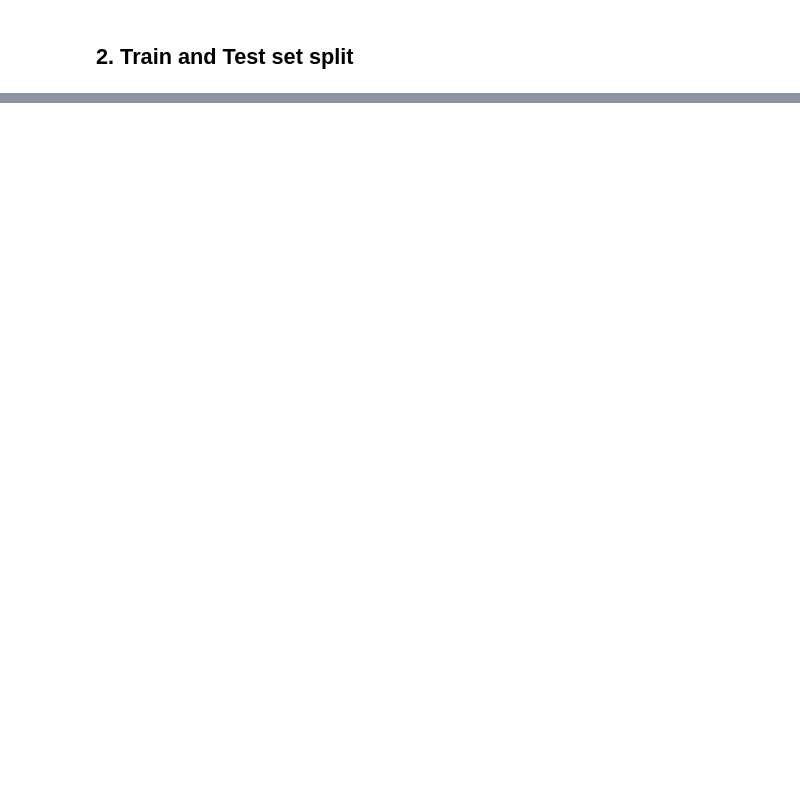
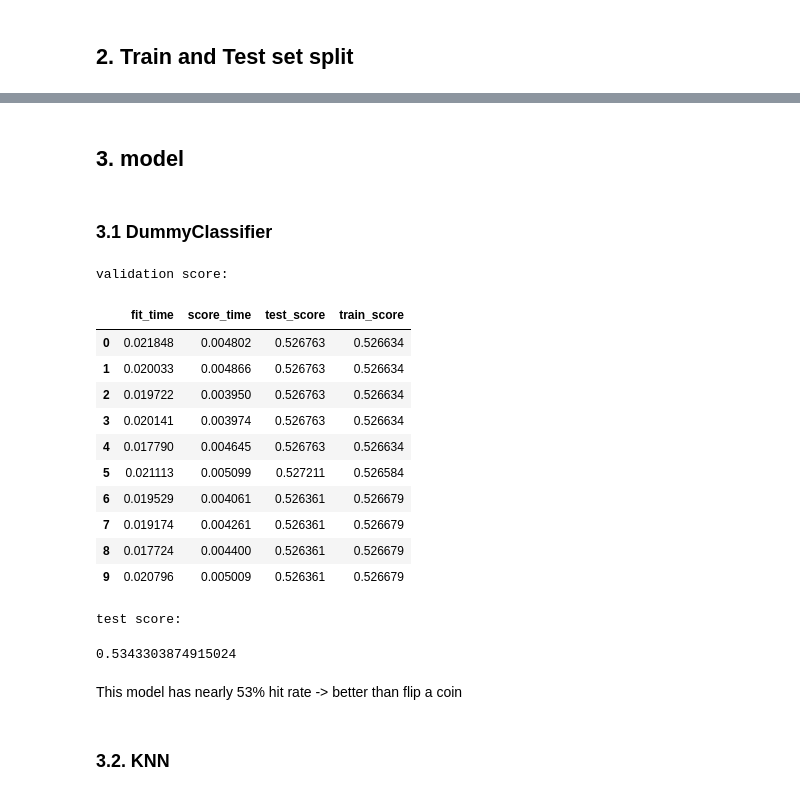
Before and after one commit to Aizenz/GroupProjectBAIT509, a Jupyter notebook: main_test.ipynb, the cells around one changed output, grey strips where cells are left out. Cells and saved outputs as stored; diff of their text form; code cells hidden in the pictures; blank space fills up the shorter version.

```diff
--- a/main_test.ipynb
+++ b/main_test.ipynb
@@ -312,0 +370,50 @@ to_be_scalar = ['da030','da031','da050_1']
+# %% [markdown]
+## 3. model
+# %% [markdown]
+### 3.1 DummyClassifier
+# %%
+from sklearn.dummy import DummyClassifier
+from sklearn.preprocessing import MinMaxScaler, StandardScaler
+from sklearn.pipeline import make_pipeline
+from sklearn.preprocessing import OneHotEncoder
+from sklearn.compose import ColumnTransformer
+
+numeric_transformer = make_pipeline(StandardScaler())
+categorical_transformer = make_pipeline(OneHotEncoder(handle_unknown="ignore"))
+
+col_transformer = ColumnTransformer(
+    transformers=[
+        ("numeric", numeric_transformer, to_be_scalar),
+        ("categorical", categorical_transformer, ['communityUID'])
+    ],
+    remainder='passthrough'
+)
+
+dmc_pipe = make_pipeline(
+    col_transformer,DummyClassifier(strategy='most_frequent')
+)
+dmc_cv = cross_validate(dmc_pipe, X_train, y_train,cv=10,return_train_score=True)
+print("validation score:")
+display(pd.DataFrame(dmc_cv))
+dmc_pipe.fit(X_train,y_train)
+print("test score:")
+dmc_pipe.score(X_test,y_test)
+# %% [output]
+validation score:
+|  | fit_time | score_time | test_score | train_score |
+| 0 | 0.021848 | 0.004802 | 0.526763 | 0.526634 |
+| 1 | 0.020033 | 0.004866 | 0.526763 | 0.526634 |
+| 2 | 0.019722 | 0.003950 | 0.526763 | 0.526634 |
+| 3 | 0.020141 | 0.003974 | 0.526763 | 0.526634 |
+| 4 | 0.017790 | 0.004645 | 0.526763 | 0.526634 |
+| 5 | 0.021113 | 0.005099 | 0.527211 | 0.526584 |
+| 6 | 0.019529 | 0.004061 | 0.526361 | 0.526679 |
+| 7 | 0.019174 | 0.004261 | 0.526361 | 0.526679 |
+| 8 | 0.017724 | 0.004400 | 0.526361 | 0.526679 |
+| 9 | 0.020796 | 0.005009 | 0.526361 | 0.526679 |
+test score:
+0.5343303874915024
+# %% [markdown]
+This model has nearly 53% hit rate -> better than flip a coin
+# %% [markdown]
+### 3.2. KNN
```
Also changed, not shown: parts of 38 cells of this notebook.
